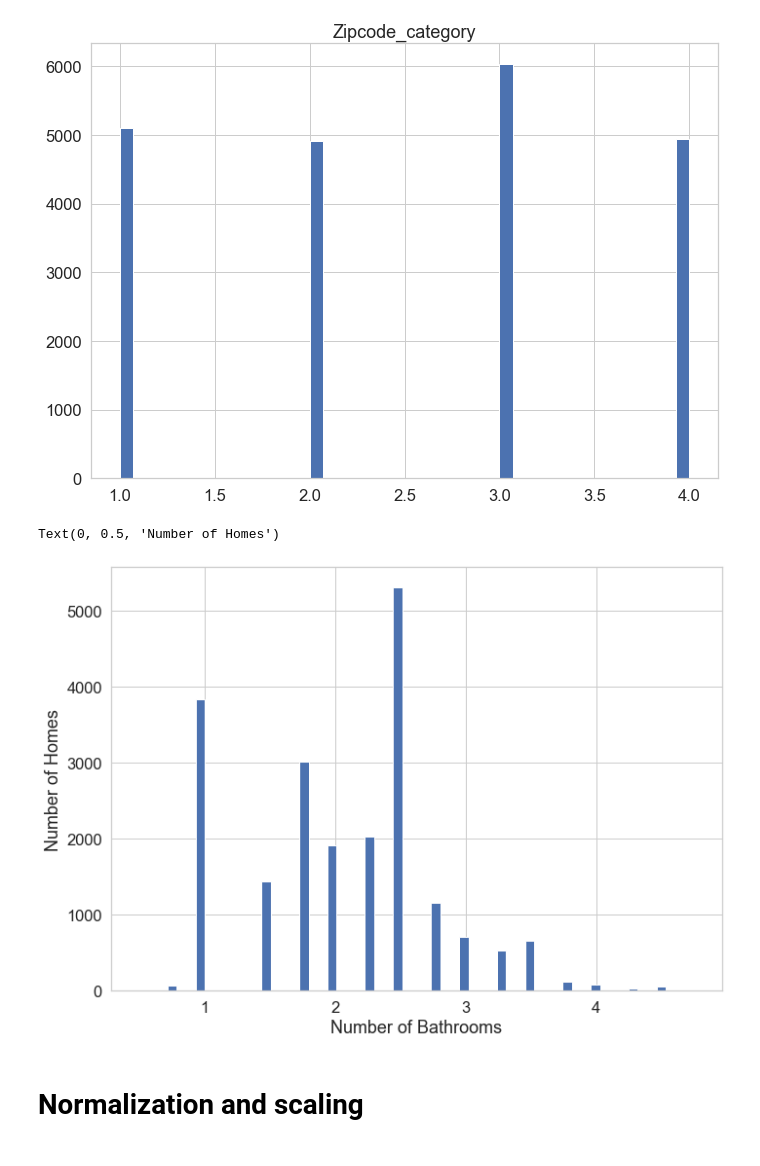
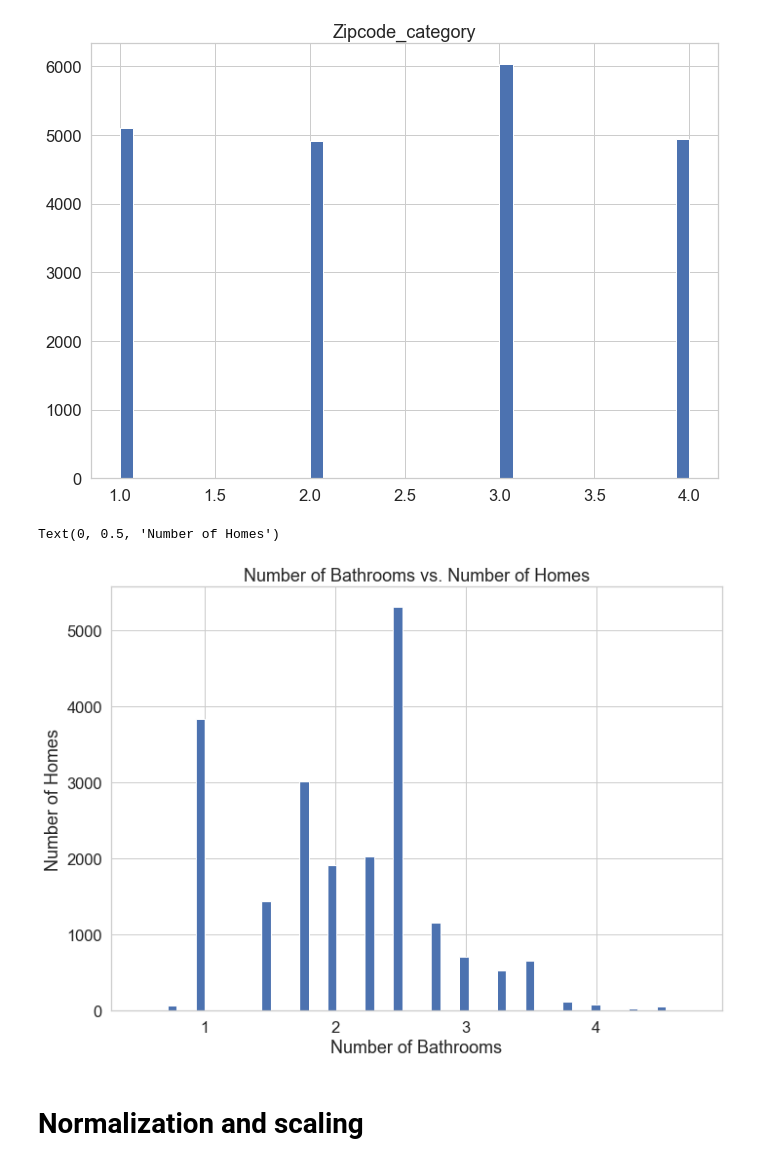
Before and after one commit to JonahFlateman/King-County-Sale-Prices, a Jupyter notebook: student-final.ipynb, the cells around one changed output. Cells and saved outputs as stored; diff of their text form; code cells hidden in the pictures.

```diff
--- a/student-final.ipynb
+++ b/student-final.ipynb
@@ -420,11 +420,12 @@ for categorical in categoricals_to_plot:
 # %%
 plt.figure(figsize=(10,8))
 plt.hist(df['bathrooms'], bins='auto')
+plt.title('Number of Bathrooms vs. Number of Homes')
 plt.xlabel('Number of Bathrooms')
 plt.ylabel('Number of Homes')
 # %% [output]
 Text(0, 0.5, 'Number of Homes')
-[figure, old version]
+[figure, new version]
 # %% [markdown]
 # Normalization and scaling
 # %%
```
Also changed, not shown: parts of 8 cells of this notebook, 2 other files.
